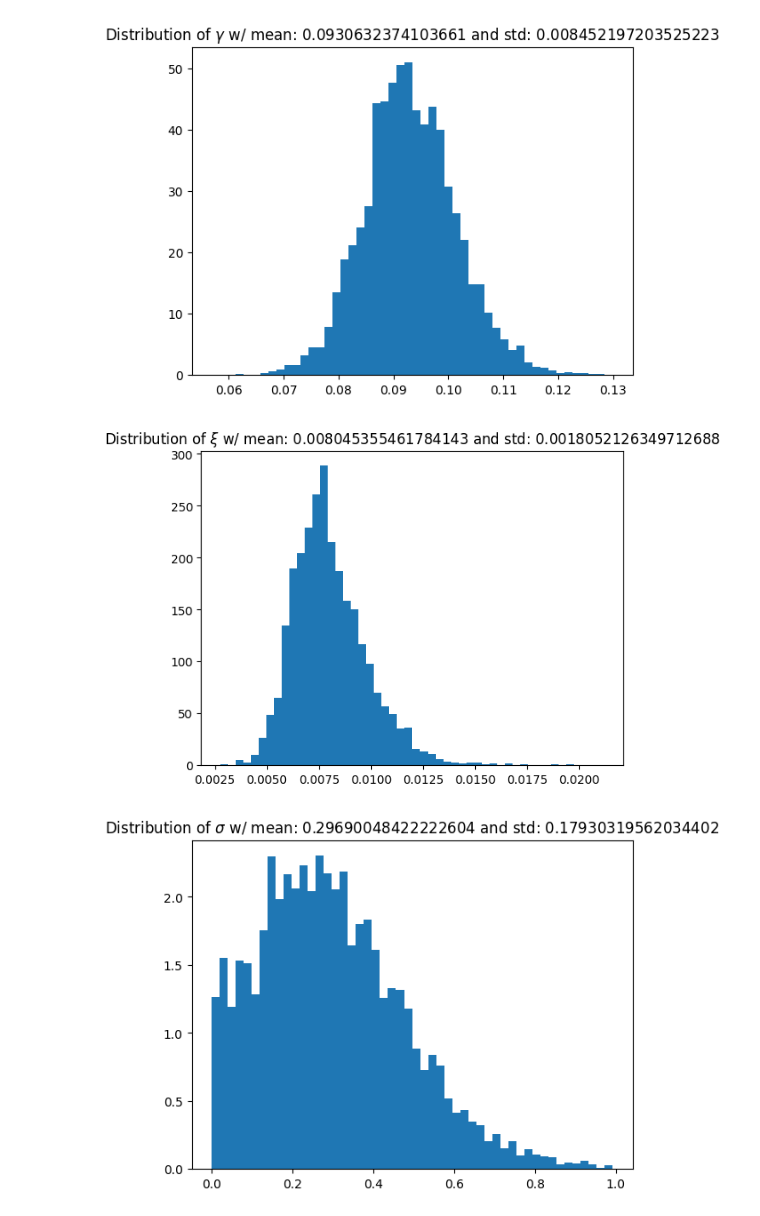
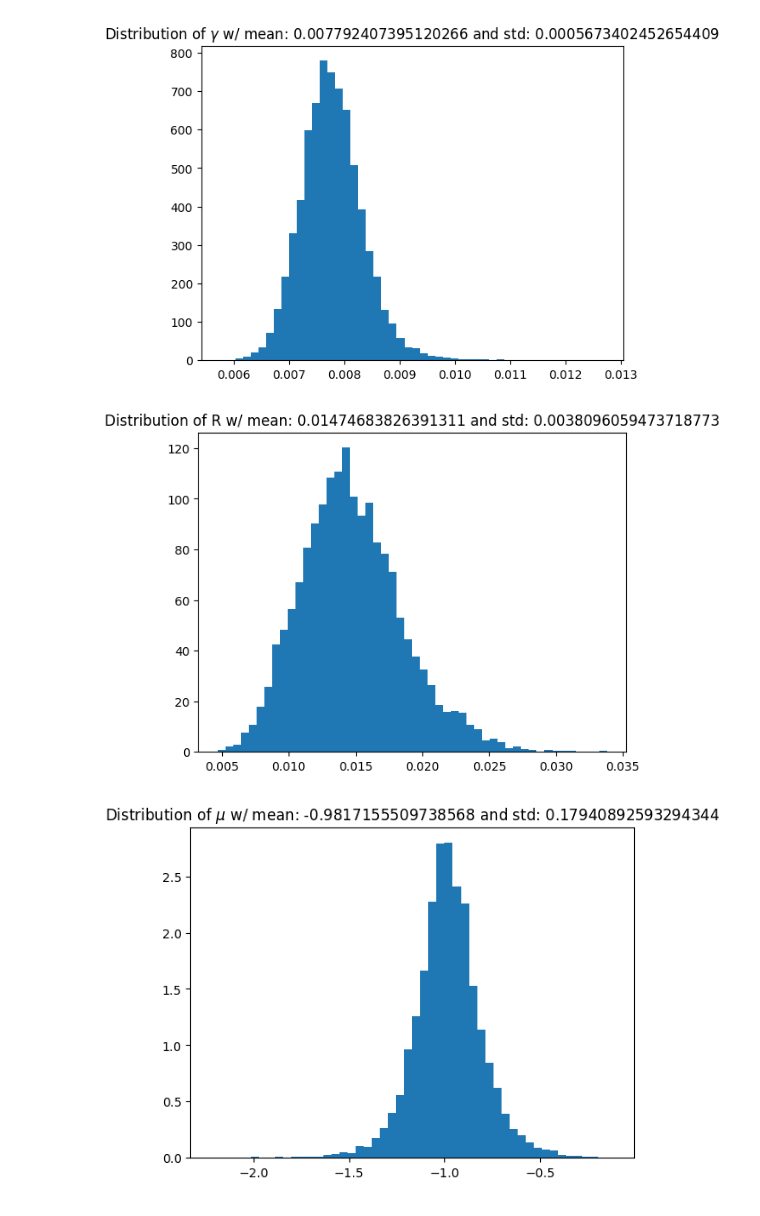
Before and after one commit to Averydx/PMCMC, a Jupyter notebook: examples/PMCMC_sirh_OU.ipynb, the cells around one changed output. Saved outputs shown, nothing was run; the diff lists cells and outputs as text; code cells hidden in the pictures.

```diff
--- a/examples/PMCMC_sirh_OU.ipynb
+++ b/examples/PMCMC_sirh_OU.ipynb
@@ -23,10 +23,10 @@ def SIRH_model(particles,observations,t,dt,model_params,rng):
     is the use of Tau leaping to introduce stochasticity into the system and continuous log-normal OU process definition for beta.'''
     gamma,R,mu,sig = model_params
 
-    lam = 1/100
+    lam = 1/50
 
     D = 1/7
-    L = 0
+    L = 1/100
     hosp = 1/14
 
     A = np.exp(-lam * dt)
@@ -41,7 +41,7 @@ def SIRH_model(particles,observations,t,dt,model_params,rng):
         new_I = rng.poisson((particles[index,4,t] * (particles[index,0,t] * particles[index,1,t])/np.sum(particles[index,:,t])) * dt)
         new_IH = rng.poisson((D * gamma * particles[index,1,t]) * dt)
         new_HR = rng.poisson((hosp * particles[index,2,t]) * dt)
-        new_IR = rng.poisson((D *(1 - gamma) * particles[index,2,t]) * dt)
+        new_IR = rng.poisson((D *(1 - gamma) * particles[index,1,t]) * dt)
 
         particles[index,0,t] = np.maximum(0.,particles[index,0,t] + new_S - new_I)
         particles[index,1,t] = np.maximum(0.,particles[index,1,t] + new_I - (new_IH + new_IR))
@@ -77,7 +77,7 @@ with open("../param_sets/SIRH_OU_process_params.json", "r+") as f:
 mean_ou = SIRS_OU_process_params['mean_ou']
 sig = SIRS_OU_process_params['sig']
 
-T = 365
+T = 150
 dt = 0.1
 t_vec = np.arange(0,T,dt)
 
@@ -87,12 +87,12 @@ def SIRH_init(num_particles, model_dim, rng):
     I_init = rng.integers(1,5,size = (num_particles))
     particles_0[:,0] -= I_init
     particles_0[:,1] = I_init
-    particles_0[:,4] = rng.uniform(0.,0.2, size = (num_particles,))
+    particles_0[:,4] = rng.uniform(0.2,0.8, size = (num_particles,))
 
 
     return particles_0
 
-pf_params = {'num_particles':10_000,
+pf_params = {'num_particles':100_000,
                       'dt':dt,
                       'model':SIRH_model,
                       'observation_model':SIRH_Obs,
@@ -104,7 +104,7 @@ from time import perf_counter
 
 t = perf_counter()
 output = particlefilter(data = data,
-        model_params= (gamma,R,mean_ou,sig),
+        model_params= (gamma,1/R,mean_ou,sig),
         pf_params = pf_params,
         rng = rng,
         req_jit=True
@@ -152,5 +152,5 @@ Root Mean Squared Error for the Data 998.0532327978847
 # %%
-pmcmc_rng = np.random.default_rng(100)
+pmcmc_rng = np.random.default_rng(0)
 
 @nb.njit
 def uniform_numba_logpdf(theta,min_val,max_val):
@@ -161,21 +161,21 @@ def uniform_numba_logpdf(theta,min_val,max_val):
     return np.log(0.)
 
 def sirh_prior(theta):
-    return uniform_numba_logpdf(theta[0],min_val= 0.,max_val= 1/10) + \
-    uniform_numba_logpdf(theta[1],min_val = 1/100.,max_val = 1/5.) + \
-    uniform_numba_logpdf(theta[2],min_val = -2.5,max_val=-1.) + \
+    return uniform_numba_logpdf(theta[0],min_val= 0.,max_val= 1.) + \
+    uniform_numba_logpdf(theta[1],min_val = 1/1000.,max_val = 1/5.) + \
+    uniform_numba_logpdf(theta[2],min_val = -3.,max_val=-0.) + \
     uniform_numba_logpdf(theta[3],min_val = 0.,max_val=1/2)
 
 
 '''estimated params gamma,R,mean_ou,sig'''
 
 pmcmc_params = {'iterations':50_000,
-                'init_params':np.array([0.1,0.1,-1.5,0.01]),
+                'init_params':np.array([0.1,0.1,-1.,0.01]),
                 'prior':sirh_prior,
                 'init_cov':  np.diag([0.01,0.01,0.01,0.01]),
                 'burn_in':1_000}
 
-pf_params = {'num_particles':1000,
+pf_params = {'num_particles':10_000,
                       'dt':1.,
                       'model':SIRH_model,
                       'observation_model':SIRH_Obs,
@@ -215,5 +214,5 @@ SystemError: CPUDispatcher(<function filter_internal at 0x...>) returned a resul
 # %%
-burn_in = 30000
+burn_in = 10000
 
 MLE = np.argmax(pmcmc_output['Log Likelihood'])
 
@@ -233,24 +232,20 @@ The Maximum Likelihood Estimate is [ 0.08762043  0.00659481  0.11522699 -0.50435
 # %%
 plt.title(f"Distribution of $\\gamma$ w/ mean: {np.mean(pmcmc_output['accepted_params'][0,burn_in:])} and std: {np.std(pmcmc_output['accepted_params'][0,burn_in:])}")
 plt.hist(pmcmc_output['accepted_params'][0,burn_in:],density=True,bins = 50)
 plt.show()
 
-plt.title(f"Distribution of $\\xi$ w/ mean: {np.mean((pmcmc_output['accepted_params'][1,burn_in:]))} and std: {np.std((pmcmc_output['accepted_params'][1,burn_in:]))}")
+plt.title(f"Distribution of R w/ mean: {np.mean((pmcmc_output['accepted_params'][1,burn_in:]))} and std: {np.std((pmcmc_output['accepted_params'][1,burn_in:]))}")
 plt.hist((pmcmc_output['accepted_params'][1,burn_in:]),density=True,bins = 50)
 plt.show()
 
-plt.title(f"Distribution of $\\sigma$ w/ mean: {np.mean((pmcmc_output['accepted_params'][2,burn_in:]))} and std: {np.std((pmcmc_output['accepted_params'][2,burn_in:]))}")
+plt.title(f"Distribution of $\\mu$ w/ mean: {np.mean((pmcmc_output['accepted_params'][2,burn_in:]))} and std: {np.std((pmcmc_output['accepted_params'][2,burn_in:]))}")
 plt.hist((pmcmc_output['accepted_params'][2,burn_in:]),density=True,bins = 50)
 plt.show()
 
-plt.title(f"Distribution of $\\mu$ w/ mean: {np.mean((pmcmc_output['accepted_params'][3,burn_in:]))} and std: {np.std((pmcmc_output['accepted_params'][3,burn_in:]))}")
+plt.title(f"Distribution of $\\sigma$ w/ mean: {np.mean((pmcmc_output['accepted_params'][3,burn_in:]))} and std: {np.std((pmcmc_output['accepted_params'][3,burn_in:]))}")
 plt.hist((pmcmc_output['accepted_params'][3,burn_in:]),density=True,bins = 50)
 plt.show()
-
-plt.title(f"Distribution of 1/R w/ mean: {np.mean((pmcmc_output['accepted_params'][4,burn_in:]))} and std: {np.std((pmcmc_output['accepted_params'][4,burn_in:]))}")
-plt.hist((pmcmc_output['accepted_params'][4,burn_in:]),density=True,bins = 50)
-plt.show()
 # %% [output]
-[figure, old version]
+[figure, new version]
-[figure, old version]
+[figure, new version]
-[figure, old version]
+[figure, new version]
```
Also changed, not shown: parts of 7 cells of this notebook, 8 other files.
